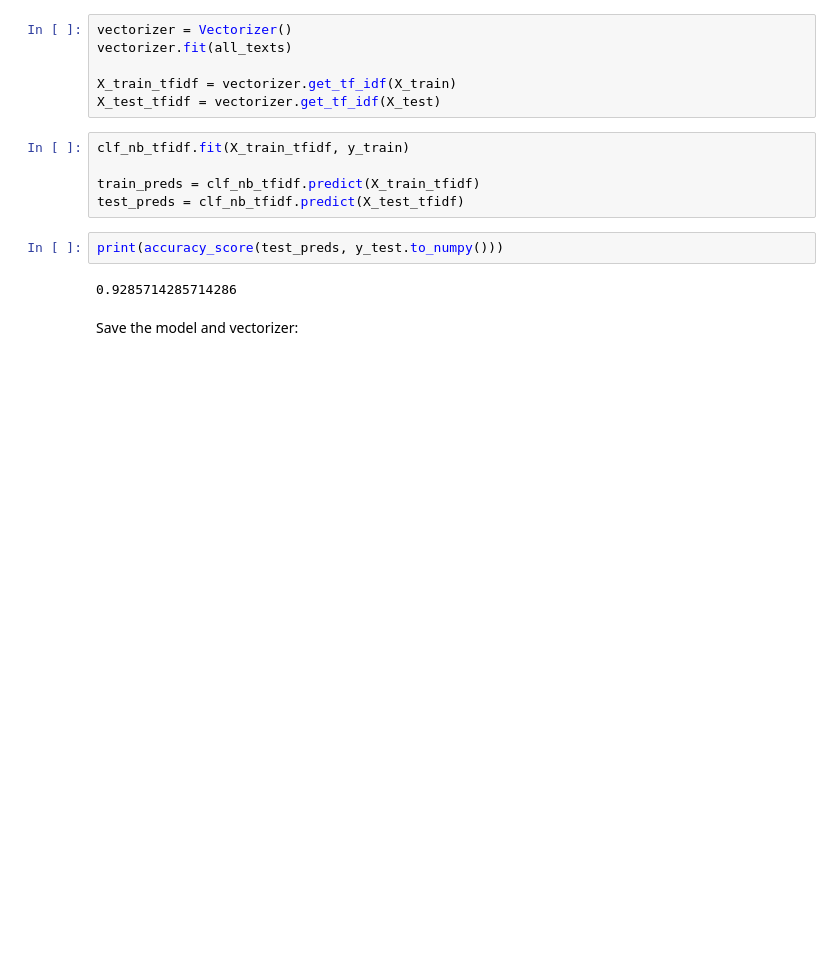
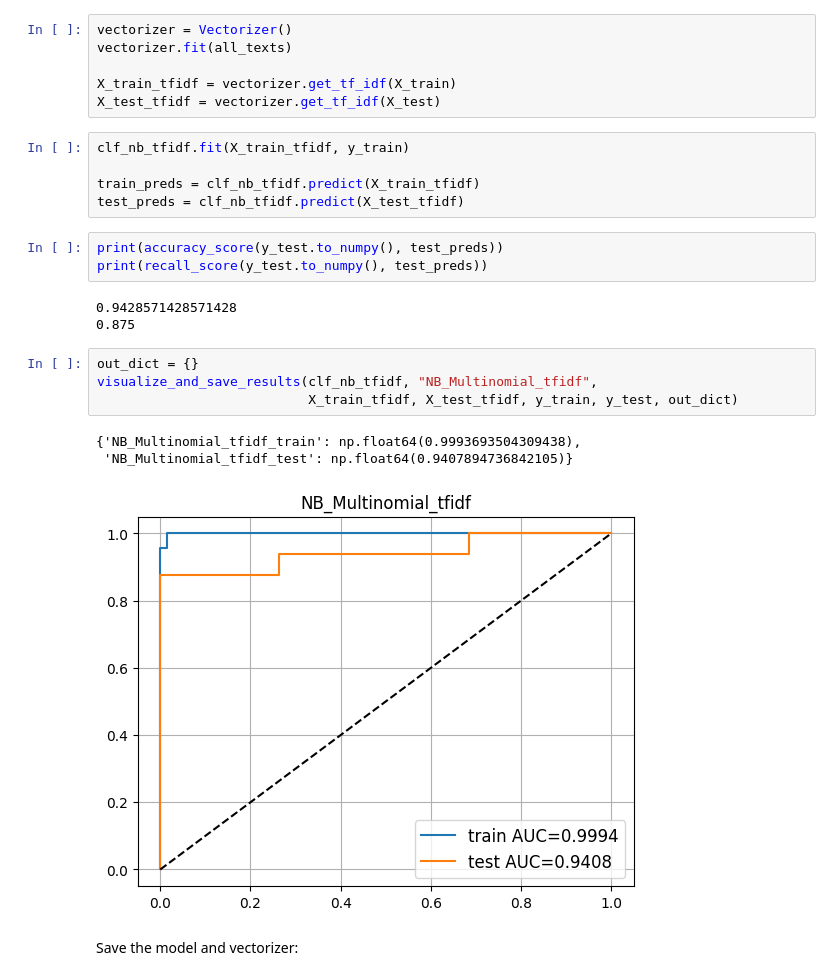
Before and after one commit to SheikhDeveloper/ResumeTextAnalysisAPI, a Jupyter notebook: train/nb_classifier.ipynb, the cells around one changed output. Saved outputs shown, nothing was run; the diff lists cells and outputs as text; blank space fills up the shorter version.

```diff
--- a/train/nb_classifier.ipynb
+++ b/train/nb_classifier.ipynb
@@ -108,9 +108,19 @@ clf_nb_tfidf.fit(X_train_tfidf, y_train)
 train_preds = clf_nb_tfidf.predict(X_train_tfidf)
 test_preds = clf_nb_tfidf.predict(X_test_tfidf)
 # %%
-print(accuracy_score(test_preds, y_test.to_numpy()))
+print(accuracy_score(y_test.to_numpy(), test_preds))
+print(recall_score(y_test.to_numpy(), test_preds))
 # %% [output]
-0.9285714285714286
+0.9428571428571428
+0.875
+# %%
+out_dict = {}
+visualize_and_save_results(clf_nb_tfidf, "NB_Multinomial_tfidf",
+                           X_train_tfidf, X_test_tfidf, y_train, y_test, out_dict)
+# %% [output]
+{'NB_Multinomial_tfidf_train': np.float64(0.9993693504309438),
+ 'NB_Multinomial_tfidf_test': np.float64(0.9407894736842105)}
+[figure, added]
 # %% [markdown]
 Save the model and vectorizer:
 # %%
```
Also changed, not shown: parts of 1 cell of this notebook, 4 other files.
